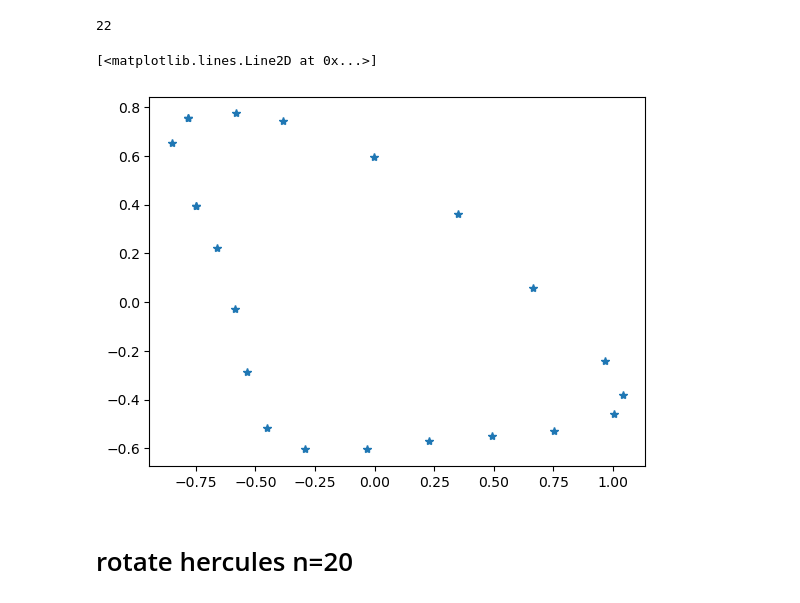
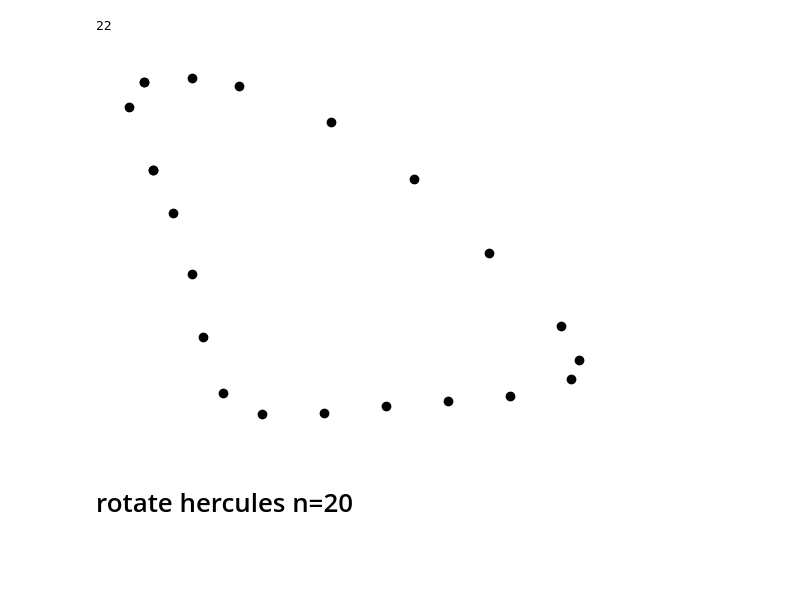
Before and after one commit to sofiastroustrup/stochastic_phylogenetic_models_of_shape, a Jupyter notebook: shapes/butterfly-root.ipynb, the cells around one changed output. Saved outputs shown, nothing was run; the diff lists cells and outputs as text; code cells hidden in the pictures; blank space fills up the shorter version.

```diff
--- a/shapes/butterfly-root.ipynb
+++ b/shapes/butterfly-root.ipynb
@@ -64,10 +67,11 @@ len(xcoord_sele)
 final_selected = np.array(list(zip(xcoord_sele, ycoord_sele))).flatten()
 final_selected_rotated = np.array(list(zip(ycoord_sele, xcoord_sele))).flatten()
 # %%
-plt.plot(final_selected[::2], final_selected[1::2], '*')
+plt.plot(final_selected[::2], final_selected[1::2], 'o', color='black')
+plt.axis('off')
+plt.savefig(f"{species}_{wing}_landmarks.pdf")
 # %% [output]
-[<matplotlib.lines.Line2D at 0x...>]
-[figure, old version]
+[figure, new version]
 # %%
 plt.plot(final_selected_rotated[::2], final_selected_rotated[1::2], '*')
 # %%
```
Also changed, not shown: parts of 1 cell of this notebook, 2 other files.
